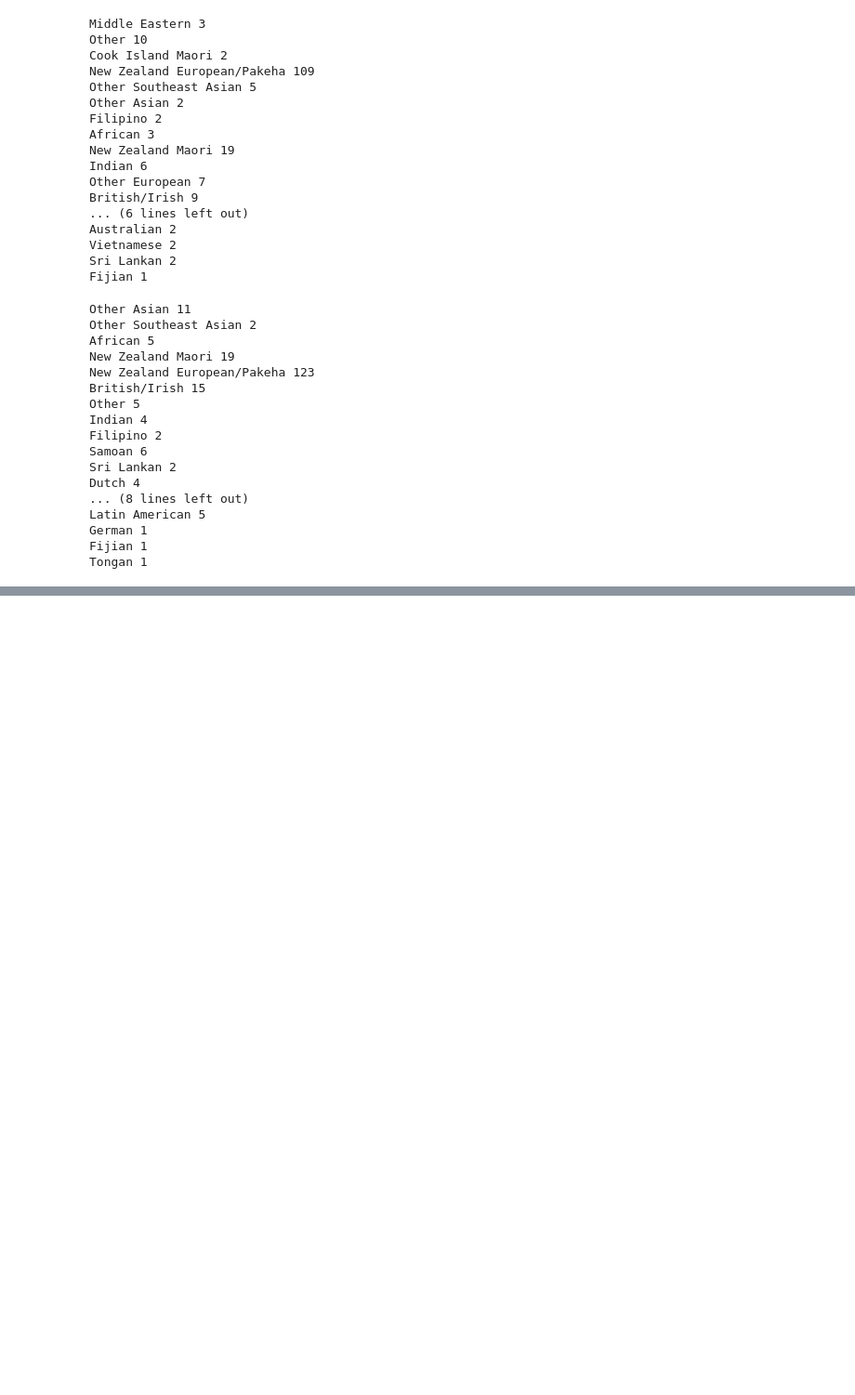
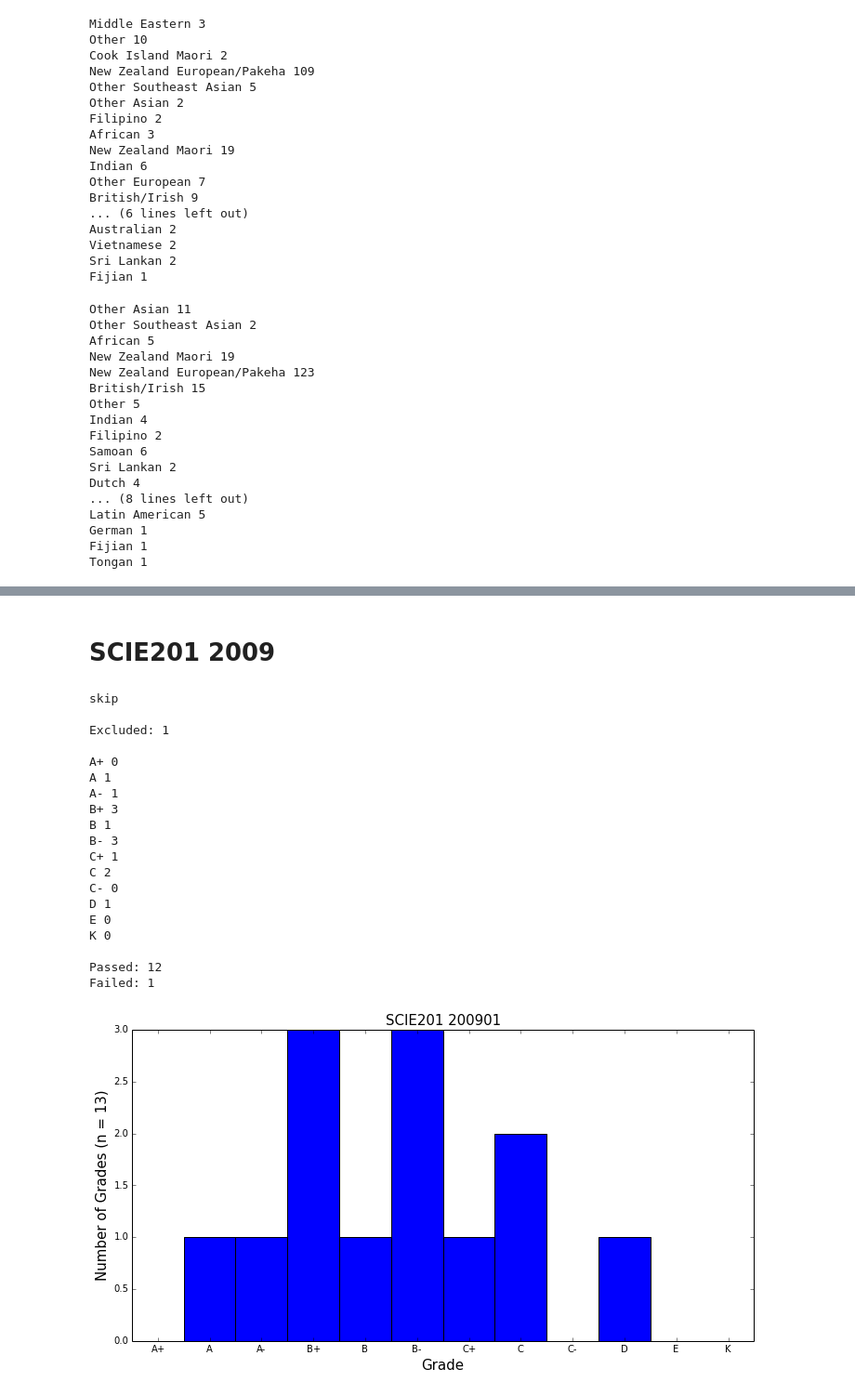
Before and after one commit to kaiwhata/Grade_analysis, a Jupyter notebook: SCIE211_grade_tools.ipynb, the cells around one changed output, grey strips where cells are left out. Shown at 93% size. Drawn from its saved outputs; the diff is of its cells as text; code cells hidden in the pictures; blank space fills up the shorter version.

```diff
--- a/SCIE211_grade_tools.ipynb
+++ b/SCIE211_grade_tools.ipynb
@@ -400,0 +570,25 @@ Tongan 1
+# %% [markdown]
+# SCIE201 2009
+# %%
+paper_hist(SCIE201_2009)
+# %% [output]
+skip
+
+Excluded: 1
+
+A+ 0
+A 1
+A- 1
+B+ 3
+B 1
+B- 3
+C+ 1
+C 2
+C- 0
+D 1
+E 0
+K 0
+
+Passed: 12
+Failed: 1
+[figure, added]
```
Also changed, not shown: parts of 14 cells of this notebook.
